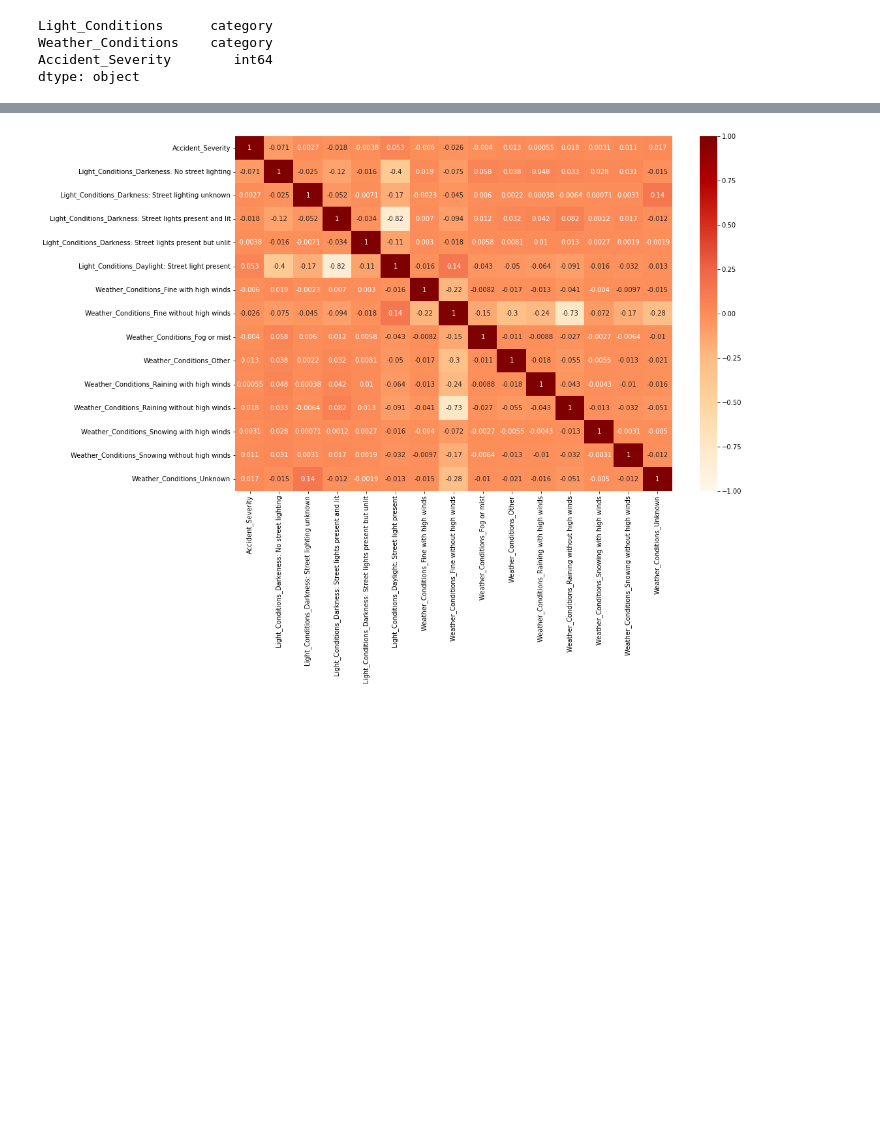
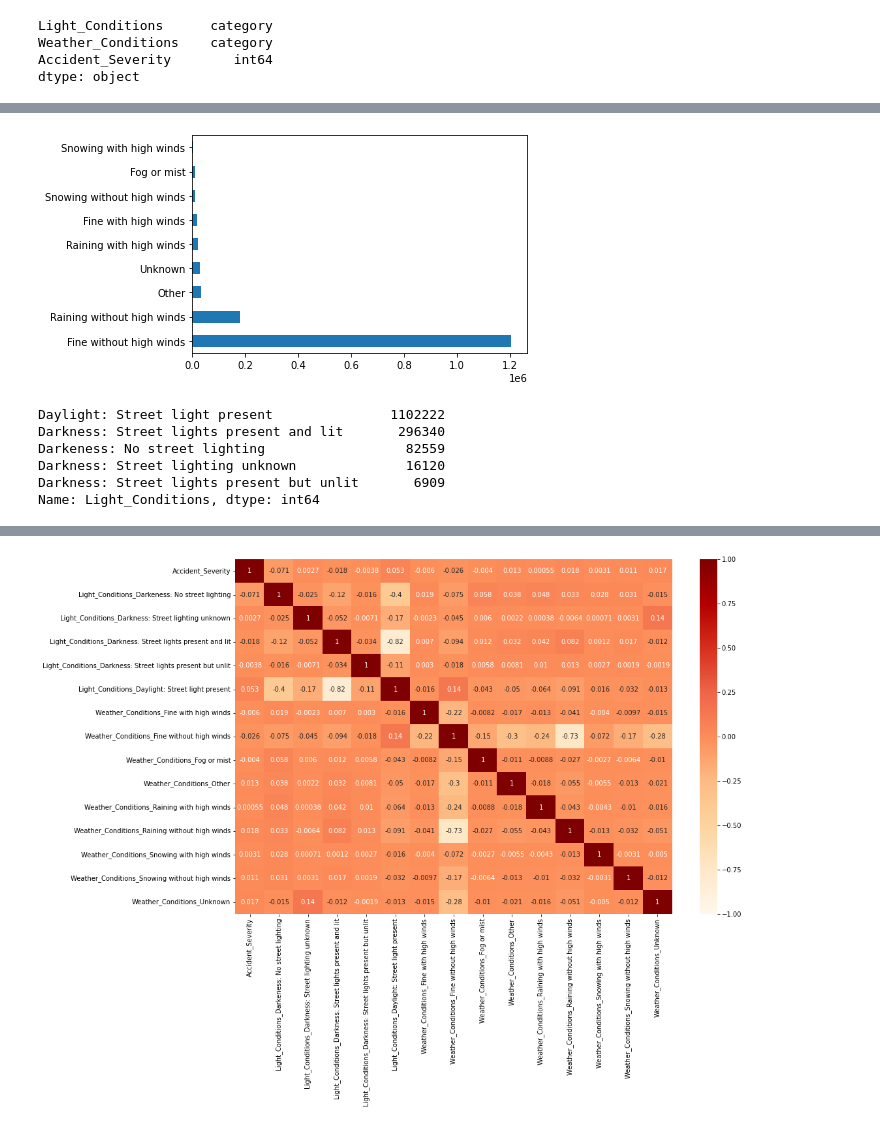
Before and after one commit to prateem-biswas/Data-Science-, a Jupyter notebook: Data_Analysis_UK_accidents.ipynb, the cells around one changed output, grey strips where cells are left out. Cells and saved outputs as stored; diff of their text form; code cells hidden in the pictures; blank space fills up the shorter version.

```diff
--- a/Data_Analysis_UK_accidents.ipynb
+++ b/Data_Analysis_UK_accidents.ipynb
@@ -614,0 +640,14 @@ dtype: object
+# %%
+accident_severity['Weather_Conditions'].value_counts().plot(kind = 'barh')
+plt.show()
+# %% [output]
+[figure, added]
+# %%
+accident_severity['Light_Conditions'].value_counts()
+# %% [output]
+Daylight: Street light present               1102222
+Darkness: Street lights present and lit       296340
+Darkeness: No street lighting                  82559
+Darkness: Street lighting unknown              16120
+Darkness: Street lights present but unlit       6909
+Name: Light_Conditions, dtype: int64
```
Also changed, not shown: parts of 19 cells of this notebook.
